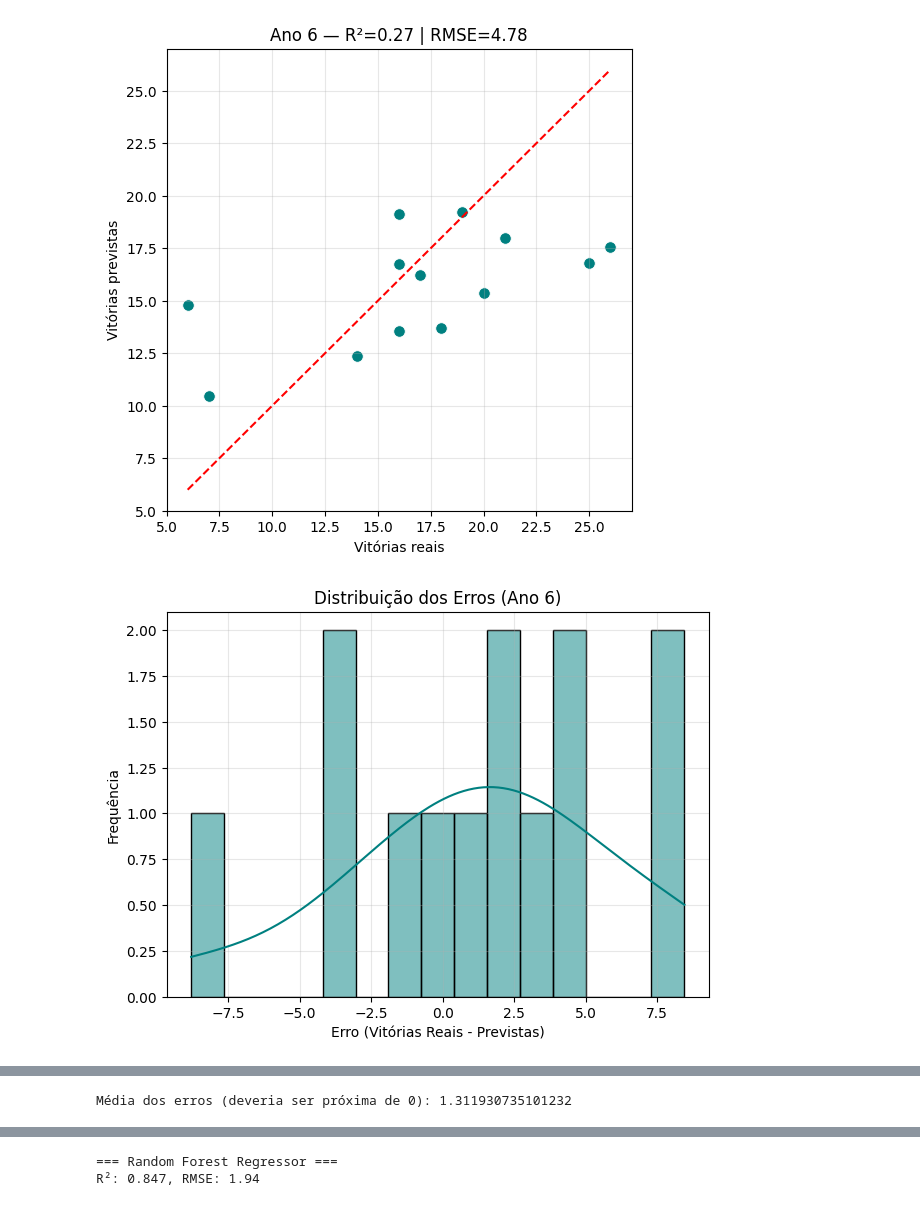
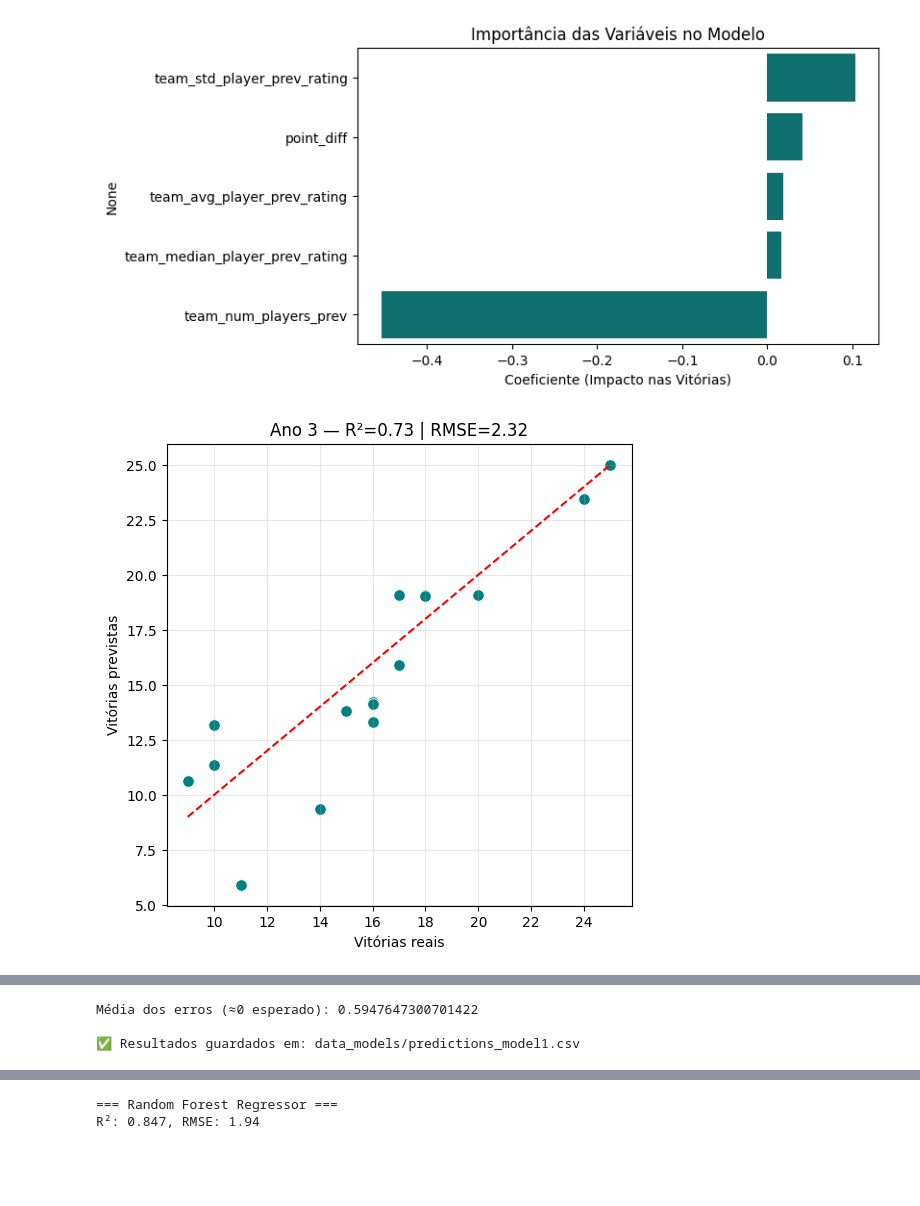
Before and after one commit to torradoov/Data_Mining-WNBA, a Jupyter notebook: 04_modeling_prediction.ipynb.ipynb, the cells around one changed output, grey strips where cells are left out. Saved outputs shown, nothing was run; the diff lists cells and outputs as text; code cells hidden in the pictures; blank space fills up the shorter version.

Commit message:
Melhorar modelo a)

```diff
--- a/04_modeling_prediction.ipynb.ipynb
+++ b/04_modeling_prediction.ipynb.ipynb
@@ -14,13 +12,13 @@ teams_model = pd.read_csv("data_models/teams_model.csv")
 # %%
 # ===============================================================
-# 🏀 Modelo 1 — Previsão de Vitórias a partir da Força da Época Anterior
+# 🏀 Modelo 1 — Previsão de Vitórias a partir da Força e Estatísticas da Época Anterior
 # ===============================================================
 
 import pandas as pd
 import numpy as np
 import matplotlib.pyplot as plt
 import seaborn as sns
-from sklearn.linear_model import LinearRegression
+from sklearn.linear_model import Ridge
 from sklearn.metrics import r2_score, mean_squared_error
 import os
 
@@ -31,33 +29,39 @@ team_prev_ratings = pd.read_csv("data_models/team_prev_ratings.csv")
 # 2️⃣ Juntar a força da equipa (ano anterior) ao dataset de equipas
 teams_full = pd.merge(teams, team_prev_ratings, on=["year", "tmID"], how="left")
 
-# 3️⃣ Renomear para maior clareza
-teams_full = teams_full.rename(columns={"team_sum_player_prev_rating": "team_prev_strength"})
+# 3️⃣ Adicionar feature auxiliar — diferença de pontos
+teams_full["point_diff"] = teams_full["o_pts"] - teams_full["d_pts"]
 
 # 4️⃣ Escolher o ano a prever
-target_year = 6  # Exemplo: prever ano 3 usando dados do ano 2
+target_year = 3  # anos so acima de 3
 
 train_data = teams_full[teams_full["year"] == target_year - 1]
 test_data  = teams_full[teams_full["year"] == target_year]
 
 print(f"Treino: {train_data.shape} | Teste ({target_year}): {test_data.shape}")
 
-# 5️⃣ Preparar dados (remover linhas inválidas)
-train_data = train_data.dropna(subset=["team_prev_strength", "won"])
-test_data = test_data.dropna(subset=["team_prev_strength", "won"])
+# 5️⃣ Selecionar features (todas do FE + performance anterior)
+features = [
+    "team_avg_player_prev_rating",
+    "team_median_player_prev_rating",
+    "team_std_player_prev_rating",
+    "team_num_players_prev",
+    "point_diff"
+]
 
-X_train = train_data[["team_prev_strength"]]
+train_data = train_data.dropna(subset=features + ["won"])
+test_data  = test_data.dropna(subset=features + ["won"])
+
+X_train = train_data[features]
 y_train = train_data["won"]
+X_test  = test_data[features]
+y_test  = test_data["won"]
 
-X_test = test_data[["team_prev_strength"]]
-y_test = test_data["won"]
-
-# 6️⃣ Treinar modelo
-model = LinearRegression()
+# 6️⃣ Treinar modelo com regularização leve
+model = Ridge(alpha=1.0)
 model.fit(X_train, y_train)
 
-# 7️⃣ Fazer previsões (mantendo o alinhamento correto)
-test_data = test_data.copy()
+# 7️⃣ Fazer previsões
 test_data["pred_won"] = model.predict(X_test)
 
 # 8️⃣ Avaliar performance
@@ -76,17 +80,18 @@ print("\n🏀 Ranking previsto vs real:")
 print(
     test_data[["year", "confID", "tmID", "won", "pred_won", "rank", "pred_rank"]]
     .sort_values(["confID", "pred_rank"])
-    .head(10)
+    .head(20)
 )
 
-# 11️⃣ Guardar previsões
-os.makedirs("data_models", exist_ok=True)
-test_data.to_csv("data_models/predictions_model1.csv", index=False)
-print("\n✅ Resultados guardados em: data_models/predictions_model1.csv")
+# 11️⃣ Importância das variáveis
+coef = pd.Series(model.coef_, index=features).sort_values(ascending=False)
+plt.figure(figsize=(7,4))
+sns.barplot(x=coef.values, y=coef.index, color="teal")
+plt.title("Importância das Variáveis no Modelo")
+plt.xlabel("Coeficiente (Impacto nas Vitórias)")
+plt.show()
 
-# ===============================================================
-# 📊 Visualização — Vitórias Reais vs Previstas
-# ===============================================================
+# 12️⃣ Visualização — Vitórias Reais vs Previstas
 plt.figure(figsize=(6,6))
 sns.scatterplot(x=y_test, y=test_data["pred_won"], color="teal", s=70)
 plt.plot([y_test.min(), y_test.max()], [y_test.min(), y_test.max()], "r--")
@@ -96,18 +101,19 @@ plt.title(f"Ano {target_year} — R²={r2:.2f} | RMSE={rmse:.2f}")
 plt.grid(alpha=0.3)
 plt.show()
 
-# ===============================================================
-# 📉 Análise de Resíduos (opcional)
-# ===============================================================
+# 13️⃣ Análise dos erros
 test_data["residual"] = y_test - test_data["pred_won"]
-
 plt.figure(figsize=(7,5))
 sns.histplot(test_data["residual"], bins=15, kde=True, color="teal")
 plt.title(f"Distribuição dos Erros (Ano {target_year})")
 plt.xlabel("Erro (Vitórias Reais - Previstas)")
-plt.ylabel("Frequência")
 plt.grid(alpha=0.3)
 plt.show()
 
-print("\nMédia dos erros (deveria ser próxima de 0):", test_data["residual"].mean())
+print("\nMédia dos erros (≈0 esperado):", test_data["residual"].mean())
+
+# 14️⃣ Guardar previsões
+os.makedirs("data_models", exist_ok=True)
+test_data.to_csv("data_models/predictions_model1.csv", index=False)
+print("\n✅ Resultados guardados em: data_models/predictions_model1.csv")
 # %% [output]
@@ -134,2 +137,2 @@ RMSE = 4.78
-[figure, old version]
+[figure, new version]
-[figure, old version]
+[figure, new version]
@@ -136,4 +140,6 @@ RMSE = 4.78
-Média dos erros (deveria ser próxima de 0): 1.311930735101232
+Média dos erros (≈0 esperado): 0.5947647300701422
+
+✅ Resultados guardados em: data_models/predictions_model1.csv
 # %%
 # ===============================================================
 # Alínea (a) — Previsão do Ranking da Regular Season - Regressão Linear
```
Also changed, not shown: parts of 3 cells of this notebook, 4 other files.
